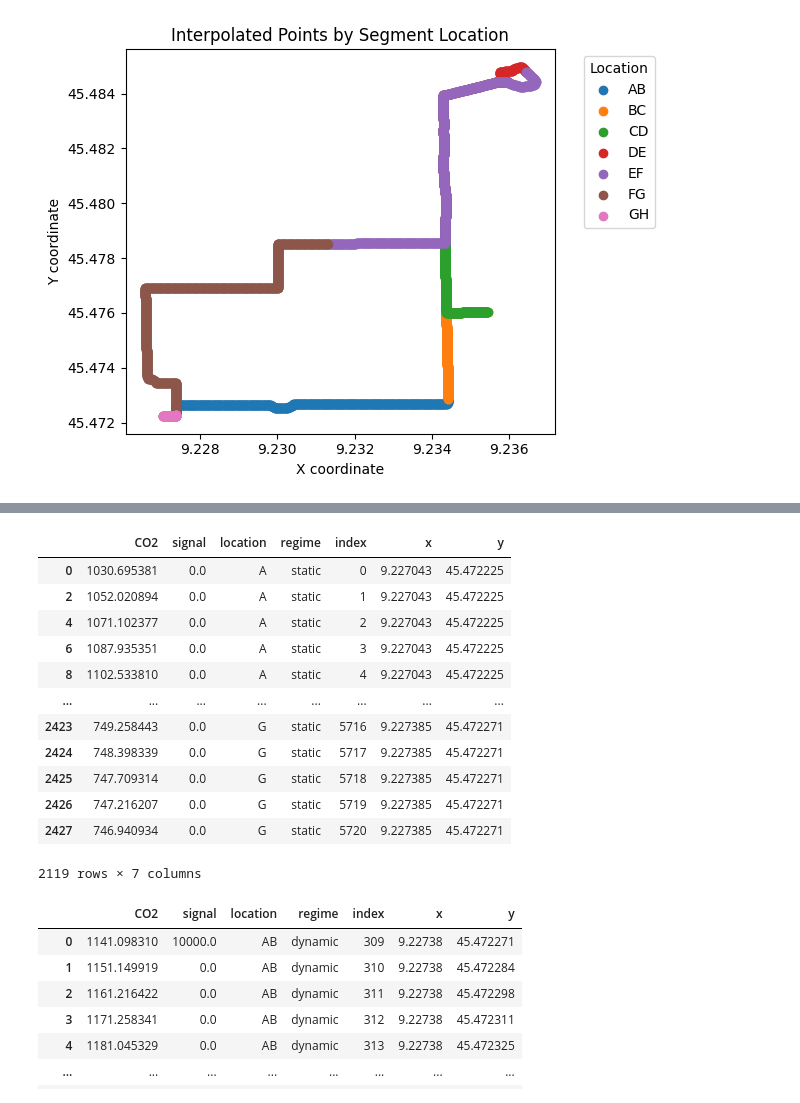
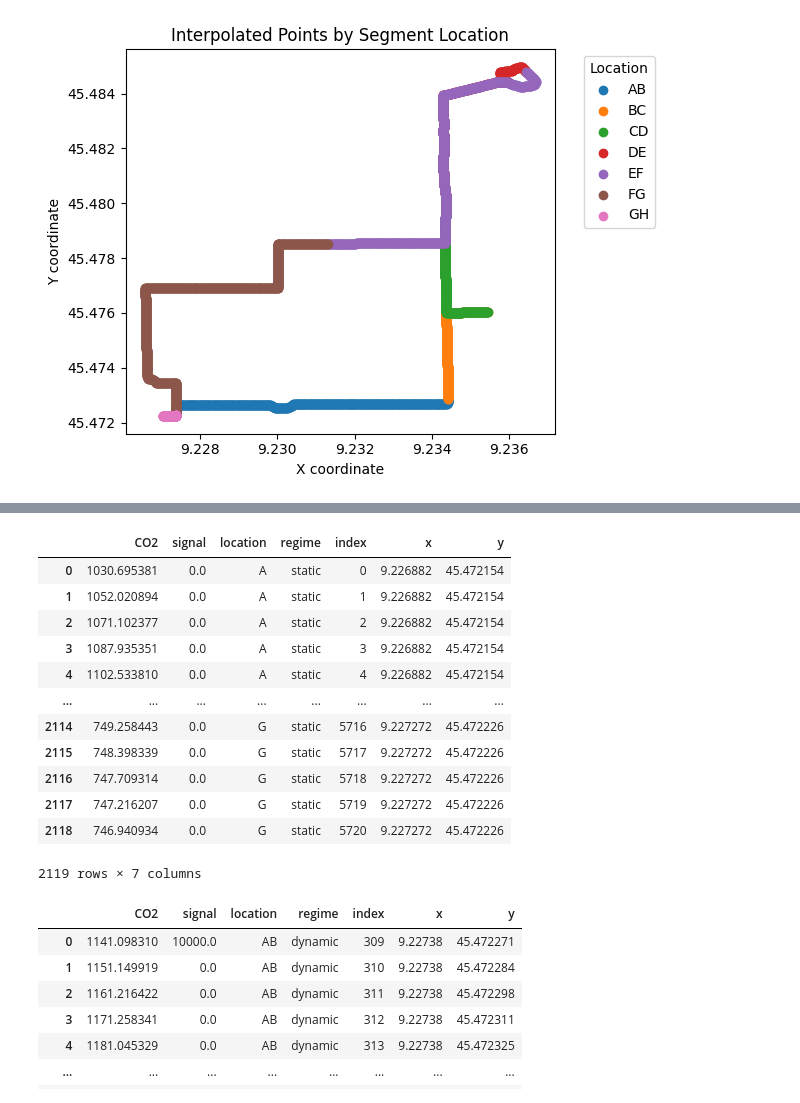
Before and after one commit to vitorbborges/ANTHEM, a Jupyter notebook: src/geolocate.ipynb, the cells around one changed output, grey strips where cells are left out. Drawn from its saved outputs; the diff is of its cells as text; code cells hidden in the pictures.

```diff
--- a/src/geolocate.ipynb
+++ b/src/geolocate.ipynb
@@ -195,9 +195,21 @@ plt.show()
 # %% [output]
 [figure]
 # %%
-points_df = gdf.drop(0)
-points_df["location"] = points_df["Name"].str[0]
-points_df["x"] = points_df.geometry.x
-points_df["y"] = points_df.geometry.y
-points_df.drop(columns=["Name", "Description", "geometry"], inplace=True)
-points_df
+kmz_path_pts = '../data/raw_data/points_of_interest.kmz'
+
+# Create a temporary directory
+with tempfile.TemporaryDirectory() as tmpdir:
+    tmpdir_path = Path(tmpdir)
+
+    # Extract the KMZ to the temp folder
+    with zipfile.ZipFile(kmz_path_pts, 'r') as z:
+        z.extractall(tmpdir_path)
+
+    # Read the KML file (usually named 'doc.kml')
+    kml_path = tmpdir_path / 'doc.kml'
+    gdf_points = gpd.read_file(kml_path, driver='KML')
+
+gdf_points.rename(columns={'Name': 'location'}, inplace=True)
+gdf_points["x"] = gdf_points.geometry.x
+gdf_points["y"] = gdf_points.geometry.y
+gdf_points = gdf_points[['location', 'x', 'y']]
@@ -214,20 +216,20 @@ points_df
 # %%
 S_static = data[data["regime"] == "static"]
-S_static = S_static.merge(points_df, on="location", how="left").drop_duplicates()
+S_static = S_static.merge(gdf_points, on="location", how="left").drop_duplicates()
 S_static
 # %% [output]
 |  | CO2 | signal | location | regime | index | x | y |
-| 0 | 1030.695381 | 0.0 | A | static | 0 | 9.227043 | 45.472225 |
-| 2 | 1052.020894 | 0.0 | A | static | 1 | 9.227043 | 45.472225 |
-| 4 | 1071.102377 | 0.0 | A | static | 2 | 9.227043 | 45.472225 |
-| 6 | 1087.935351 | 0.0 | A | static | 3 | 9.227043 | 45.472225 |
-| 8 | 1102.533810 | 0.0 | A | static | 4 | 9.227043 | 45.472225 |
+| 0 | 1030.695381 | 0.0 | A | static | 0 | 9.226882 | 45.472154 |
+| 1 | 1052.020894 | 0.0 | A | static | 1 | 9.226882 | 45.472154 |
+| 2 | 1071.102377 | 0.0 | A | static | 2 | 9.226882 | 45.472154 |
+| 3 | 1087.935351 | 0.0 | A | static | 3 | 9.226882 | 45.472154 |
+| 4 | 1102.533810 | 0.0 | A | static | 4 | 9.226882 | 45.472154 |
 | ... | ... | ... | ... | ... | ... | ... | ... |
-| 2423 | 749.258443 | 0.0 | G | static | 5716 | 9.227385 | 45.472271 |
-| 2424 | 748.398339 | 0.0 | G | static | 5717 | 9.227385 | 45.472271 |
-| 2425 | 747.709314 | 0.0 | G | static | 5718 | 9.227385 | 45.472271 |
-| 2426 | 747.216207 | 0.0 | G | static | 5719 | 9.227385 | 45.472271 |
-| 2427 | 746.940934 | 0.0 | G | static | 5720 | 9.227385 | 45.472271 |
+| 2114 | 749.258443 | 0.0 | G | static | 5716 | 9.227272 | 45.472226 |
+| 2115 | 748.398339 | 0.0 | G | static | 5717 | 9.227272 | 45.472226 |
+| 2116 | 747.709314 | 0.0 | G | static | 5718 | 9.227272 | 45.472226 |
+| 2117 | 747.216207 | 0.0 | G | static | 5719 | 9.227272 | 45.472226 |
+| 2118 | 746.940934 | 0.0 | G | static | 5720 | 9.227272 | 45.472226 |
 2119 rows × 7 columns
 # %%
 S_dynamic = sd.drop(columns=["sample_pt", "geometry"])
```
Also changed, not shown: parts of 2 cells of this notebook, 2 other files.
